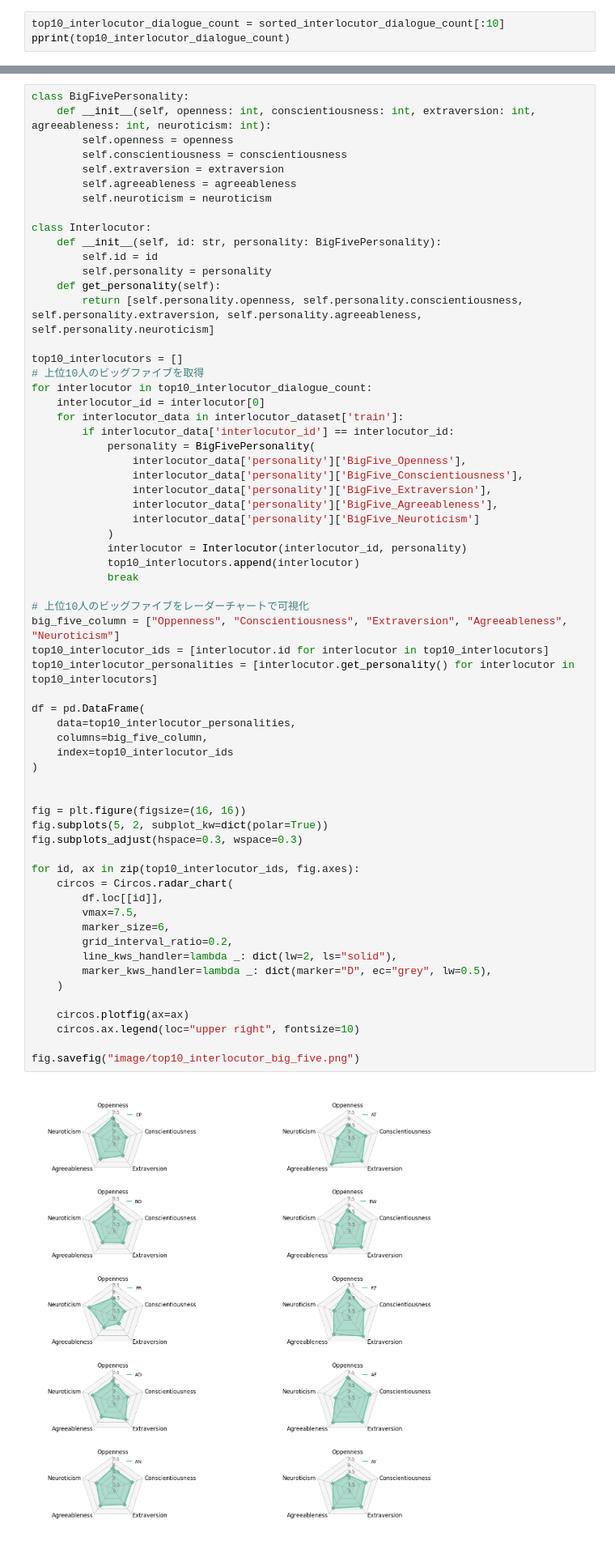
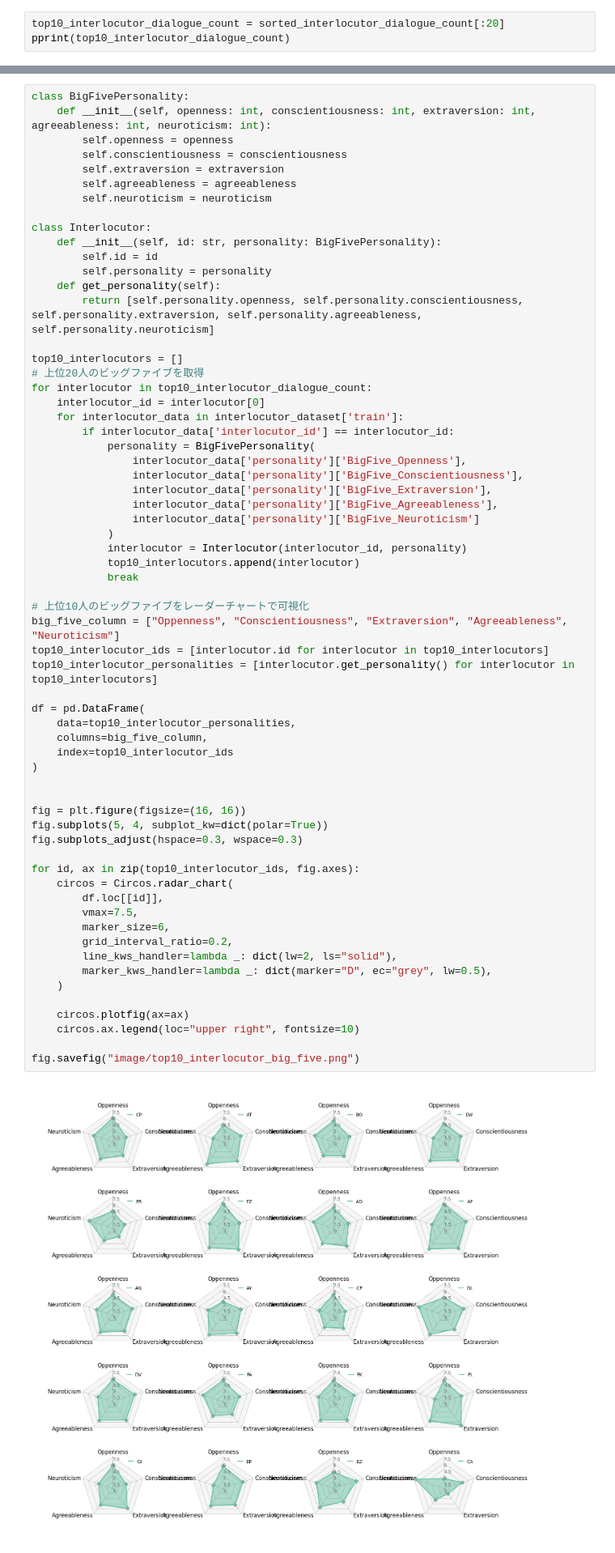
Before and after one commit to udaizin/rpc-agents, a Jupyter notebook: RealPersonaChat/analysis.ipynb, the cells around one changed output, grey strips where cells are left out. Shown at 81% size. Cells and saved outputs as stored; diff of their text form.

```diff
--- a/RealPersonaChat/analysis.ipynb
+++ b/RealPersonaChat/analysis.ipynb
@@ -113,7 +113,7 @@ print(count_190)
 # %% [markdown]
 ## 上位10件の話者のビッグファイブ特性を分析
 # %%
-top10_interlocutor_dialogue_count = sorted_interlocutor_dialogue_count[:10]
+top10_interlocutor_dialogue_count = sorted_interlocutor_dialogue_count[:20]
 pprint(top10_interlocutor_dialogue_count)
 # %% [output]
 [('CP', 203),
@@ -143,7 +153,7 @@ class Interlocutor:
         return [self.personality.openness, self.personality.conscientiousness, self.personality.extraversion, self.personality.agreeableness, self.personality.neuroticism]
 
 top10_interlocutors = []
-# 上位10人のビッグファイブを取得
+# 上位20人のビッグファイブを取得
 for interlocutor in top10_interlocutor_dialogue_count:
     interlocutor_id = interlocutor[0]
     for interlocutor_data in interlocutor_dataset['train']:
@@ -162,35 +172,35 @@ for interlocutor in top10_interlocutor_dialogue_count:
 # 上位10人のビッグファイブをレーダーチャートで可視化
 big_five_column = ["Oppenness", "Conscientiousness", "Extraversion", "Agreeableness", "Neuroticism"]
 top10_interlocutor_ids = [interlocutor.id for interlocutor in top10_interlocutors]
 top10_interlocutor_personalities = [interlocutor.get_personality() for interlocutor in top10_interlocutors]
 
 df = pd.DataFrame(
     data=top10_interlocutor_personalities,
     columns=big_five_column,
     index=top10_interlocutor_ids
 )
 
 
 fig = plt.figure(figsize=(16, 16))
-fig.subplots(5, 2, subplot_kw=dict(polar=True))
+fig.subplots(5, 4, subplot_kw=dict(polar=True))
 fig.subplots_adjust(hspace=0.3, wspace=0.3)
 
 for id, ax in zip(top10_interlocutor_ids, fig.axes):
     circos = Circos.radar_chart(
         df.loc[[id]],
         vmax=7.5,
         marker_size=6,
         grid_interval_ratio=0.2,
         line_kws_handler=lambda _: dict(lw=2, ls="solid"),
         marker_kws_handler=lambda _: dict(marker="D", ec="grey", lw=0.5),
     )
 
     circos.plotfig(ax=ax)
     circos.ax.legend(loc="upper right", fontsize=10)
 
 fig.savefig("image/top10_interlocutor_big_five.png")
 # %% [output]
-[figure, old version]
+[figure, new version]
 # %% [markdown]
 ## 対話数が一番多い話者の対話内容の分析 (idがCPの話者)
 # %%
```
Also changed, not shown: parts of 1 cell of this notebook.
